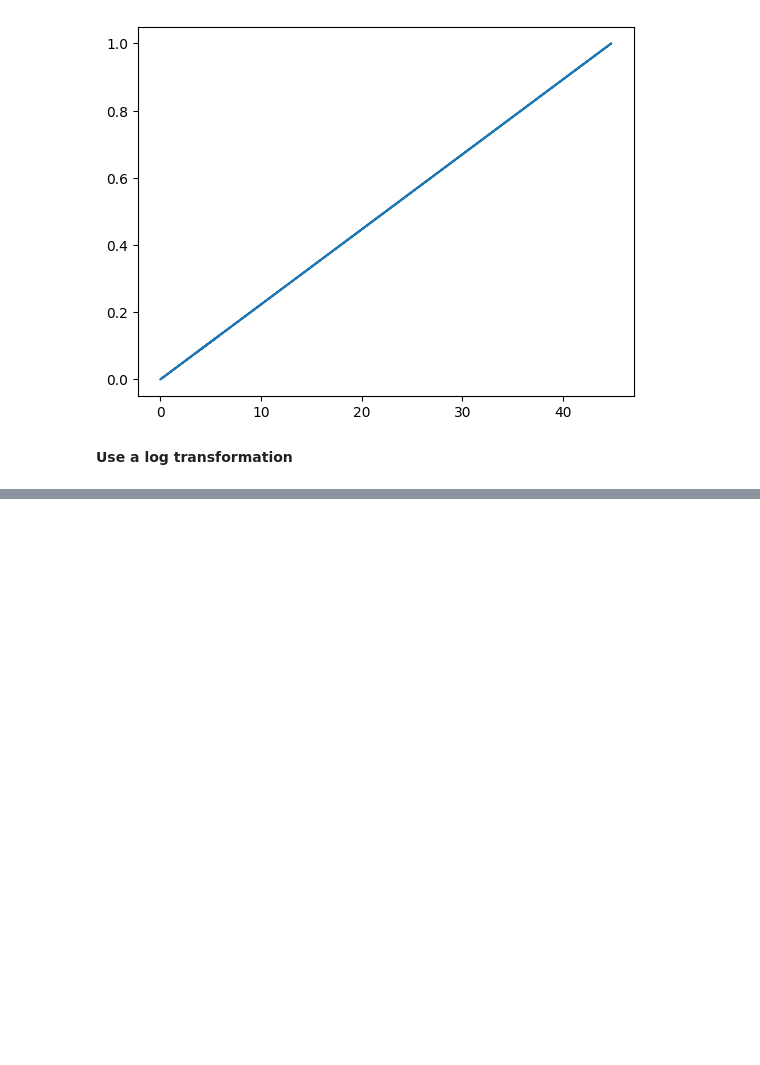
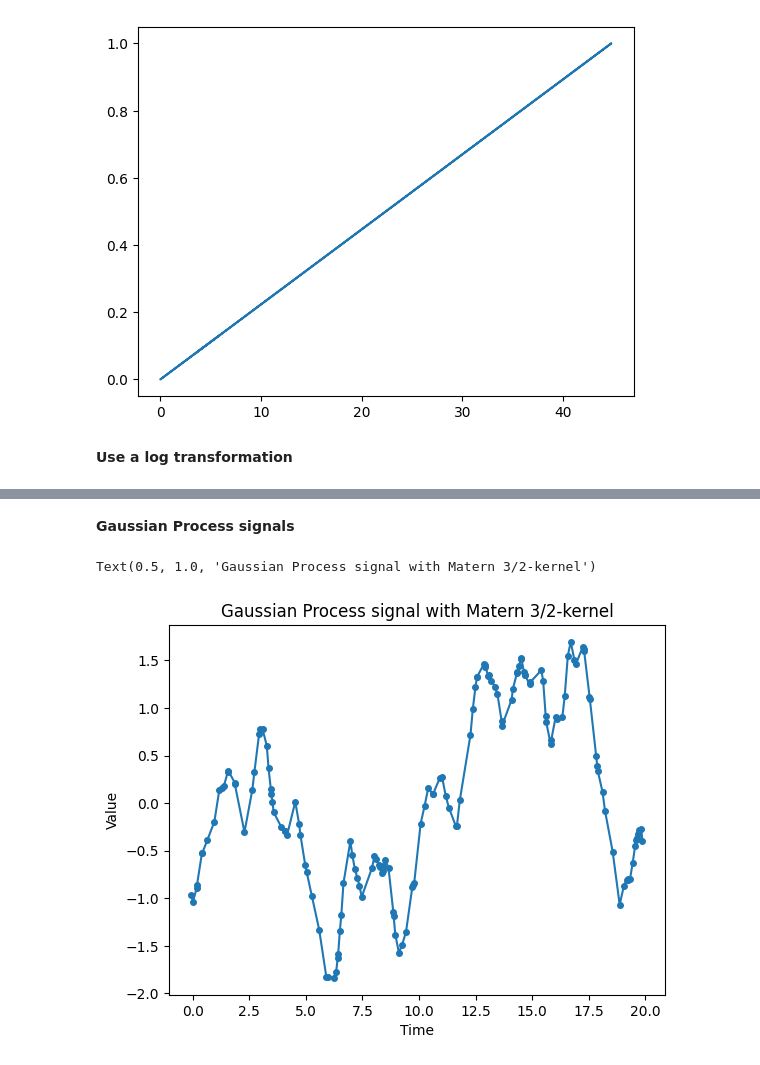
Before and after one commit to AleksandrMorozov123/Time-series-theory, a Jupyter notebook: time-series-forecasting.ipynb, the cells around one changed output, grey strips where cells are left out. Drawn from its saved outputs; the diff is of its cells as text; code cells hidden in the pictures; blank space fills up the shorter version.

```diff
--- a/time-series-forecasting.ipynb
+++ b/time-series-forecasting.ipynb
@@ -166,0 +174,14 @@ plt.show()
+# %% [markdown]
+**Gaussian Process signals**
+# %%
+gp = ts.signals.GaussianProcess (kernel = 'Matern', nu = 3./2)
+gp_series = ts.TimeSeries (signal_generator = gp)
+samples = gp_series.sample (irregular_time_samples)[0]
+
+plt.plot (irregular_time_samples, samples, marker = 'o', markersize = 4)
+plt.xlabel ('Time')
+plt.ylabel ('Value')
+plt.title ('Gaussian Process signal with Matern 3/2-kernel')
+# %% [output]
+Text(0.5, 1.0, 'Gaussian Process signal with Matern 3/2-kernel')
+[figure, added]
```
Also changed, not shown: parts of 20 cells of this notebook.
